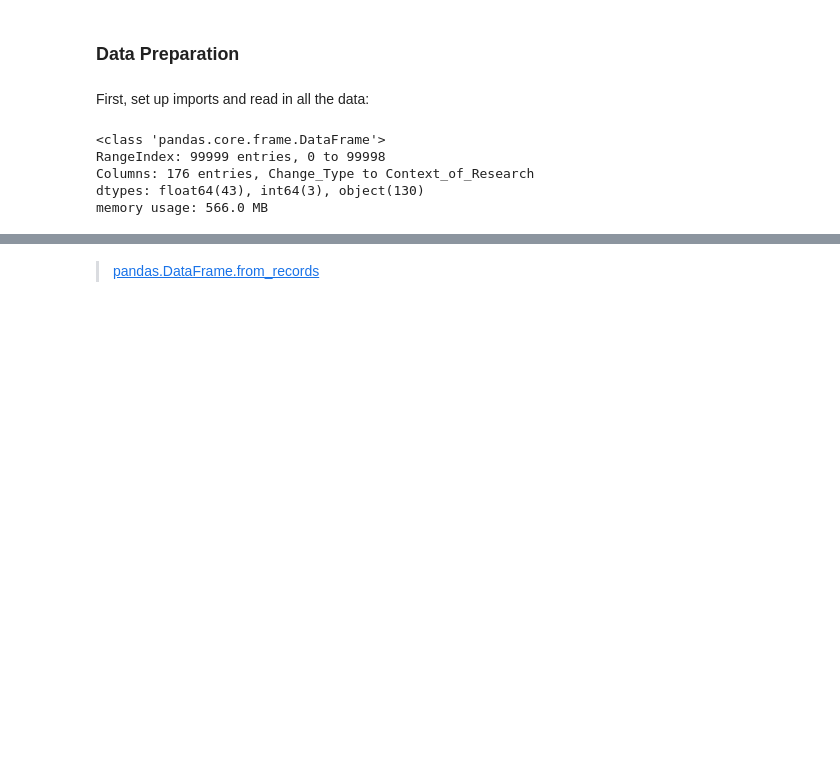
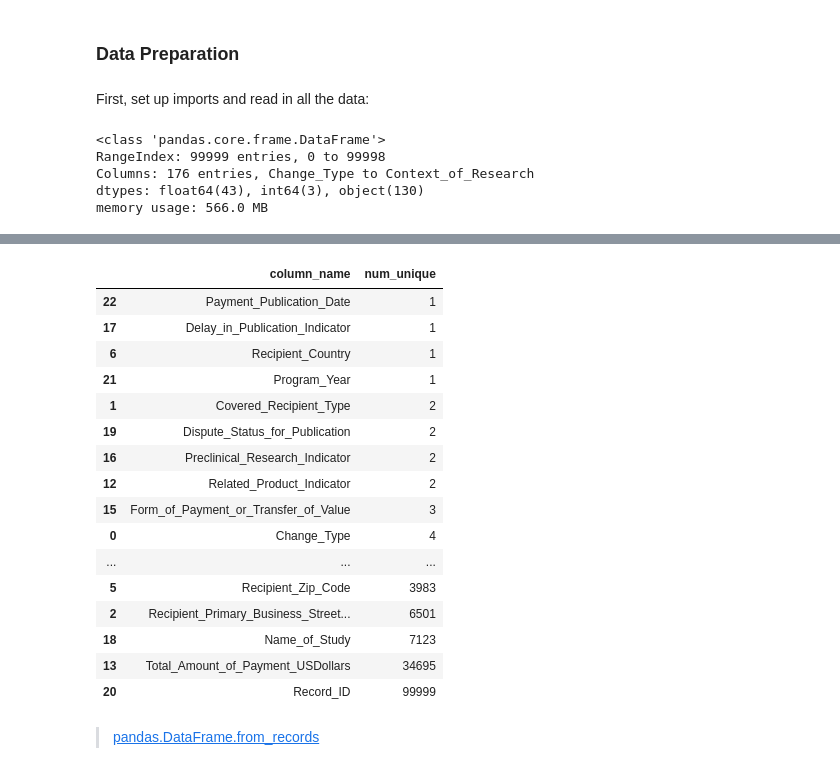
Before and after one commit to kovaxoid/Analitika_podatkov_python, a Jupyter notebook: Del_12_Categorical_Data/12_Categorical_Data_CLEAN.ipynb, the cells around one changed output, grey strips where cells are left out. Saved outputs shown, nothing was run; the diff lists cells and outputs as text; code cells hidden in the pictures; blank space fills up the shorter version.

```diff
--- a/Del_12_Categorical_Data/12_Categorical_Data_CLEAN.ipynb
+++ b/Del_12_Categorical_Data/12_Categorical_Data_CLEAN.ipynb
@@ -206,0 +312,3 @@ memory usage: 566.0 MB
+# %%
+drop_tresh = df_raw.shape[0]*0.9
+drop_tresh
@@ -206,0 +317,2 @@ memory usage: 566.0 MB
+# %%
+df = df_raw.dropna(axis = 'columns', how ='all', thresh = drop_tresh).copy()
@@ -207,3 +363,28 @@ memory usage: 566.0 MB
+# %%
+unique_counts = pd.DataFrame.from_records([(col, df[col].nunique()) for col in df.columns],
+                         columns = ['column_name', 'num_unique'])
+# %%
+unique_counts.sort_values(by = ['num_unique'], inplace = True)
+# %%
+unique_counts
+# %% [output]
+|  | column_name | num_unique |
+| 22 | Payment_Publication_Date | 1 |
+| 17 | Delay_in_Publication_Indicator | 1 |
+| 6 | Recipient_Country | 1 |
+| 21 | Program_Year | 1 |
+| 1 | Covered_Recipient_Type | 2 |
+| 19 | Dispute_Status_for_Publication | 2 |
+| 16 | Preclinical_Research_Indicator | 2 |
+| 12 | Related_Product_Indicator | 2 |
+| 15 | Form_of_Payment_or_Transfer_of_Value | 3 |
+| 0 | Change_Type | 4 |
+| ... | ... | ... |
+| 5 | Recipient_Zip_Code | 3983 |
+| 2 | Recipient_Primary_Business_Street... | 6501 |
+| 18 | Name_of_Study | 7123 |
+| 13 | Total_Amount_of_Payment_USDollars | 34695 |
+| 20 | Record_ID | 99999 |
 # %% [markdown]
 > [pandas.DataFrame.from_records](https://pandas.pydata.org/pandas-docs/stable/reference/api/pandas.DataFrame.from_records.html)
 # %%
```
Also changed, not shown: parts of 22 cells of this notebook, 1 other file.
